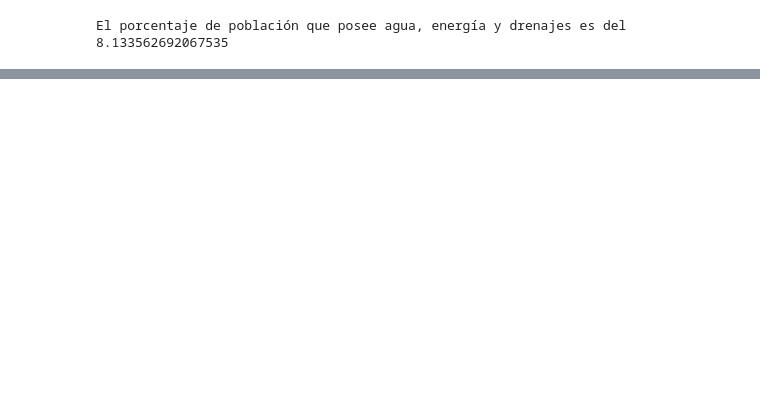
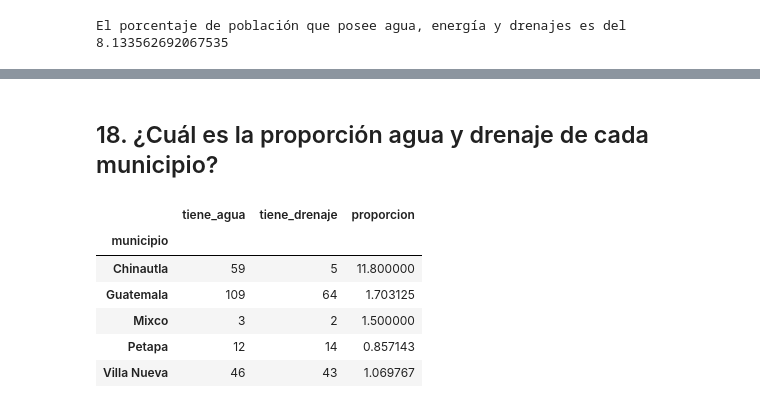
Before and after one commit to dennis-ciancoders/notas-pytnon-galileo, a Jupyter notebook: clase0703222/clase.ipynb, the cells around one changed output, grey strips where cells are left out. Saved outputs shown, nothing was run; the diff lists cells and outputs as text; code cells hidden in the pictures; blank space fills up the shorter version.

```diff
--- a/clase0703222/clase.ipynb
+++ b/clase0703222/clase.ipynb
@@ -264,11 +377,3 @@ porcentaje_servicios =(pob_servicios/pob_general)*100
 print("El porcentaje de población que posee agua, energía y drenajes es del ", porcentaje_servicios)
 # %% [output]
 El porcentaje de población que posee agua, energía y drenajes es del  8.133562692067535
-# %%
-# ¿Cómo es la población por clasificación y sus servicios?
-
-df['energia_num'] = df['energia']=='Sí'
-df['drenaje_num'] = df['drenaje']=='Sí'
-df['agua_num'] = df['agua']=='Sí'
-df['total'] = df['nombre']!=''
-df[['clasifica', 'poblacion', 'total','agua_num', 'energia_num', 'drenaje_num']].groupby('clasifica').sum()
@@ -284,0 +440,15 @@ df[['clasifica', 'poblacion', 'total','agua_num', 'energia_num', 'drenaje_num']]
+# %% [markdown]
+## 18. ¿Cuál es la proporción agua y drenaje de cada municipio?
+# %%
+# calcular la proporcion de poblados que tienen agua vs poblados que tienen drenaje
+agua_drenaje = df[['municipio', 'tiene_agua', 'tiene_drenaje']].groupby('municipio').sum()
+agua_drenaje['proporcion'] = agua_drenaje['tiene_agua'] / agua_drenaje['tiene_drenaje']
+agua_drenaje
+# %% [output]
+|  | tiene_agua | tiene_drenaje | proporcion |
+| municipio |  |  |  |
+| Chinautla | 59 | 5 | 11.800000 |
+| Guatemala | 109 | 64 | 1.703125 |
+| Mixco | 3 | 2 | 1.500000 |
+| Petapa | 12 | 14 | 0.857143 |
+| Villa Nueva | 46 | 43 | 1.069767 |
```
Also changed, not shown: parts of 29 cells of this notebook, 1 other file.
